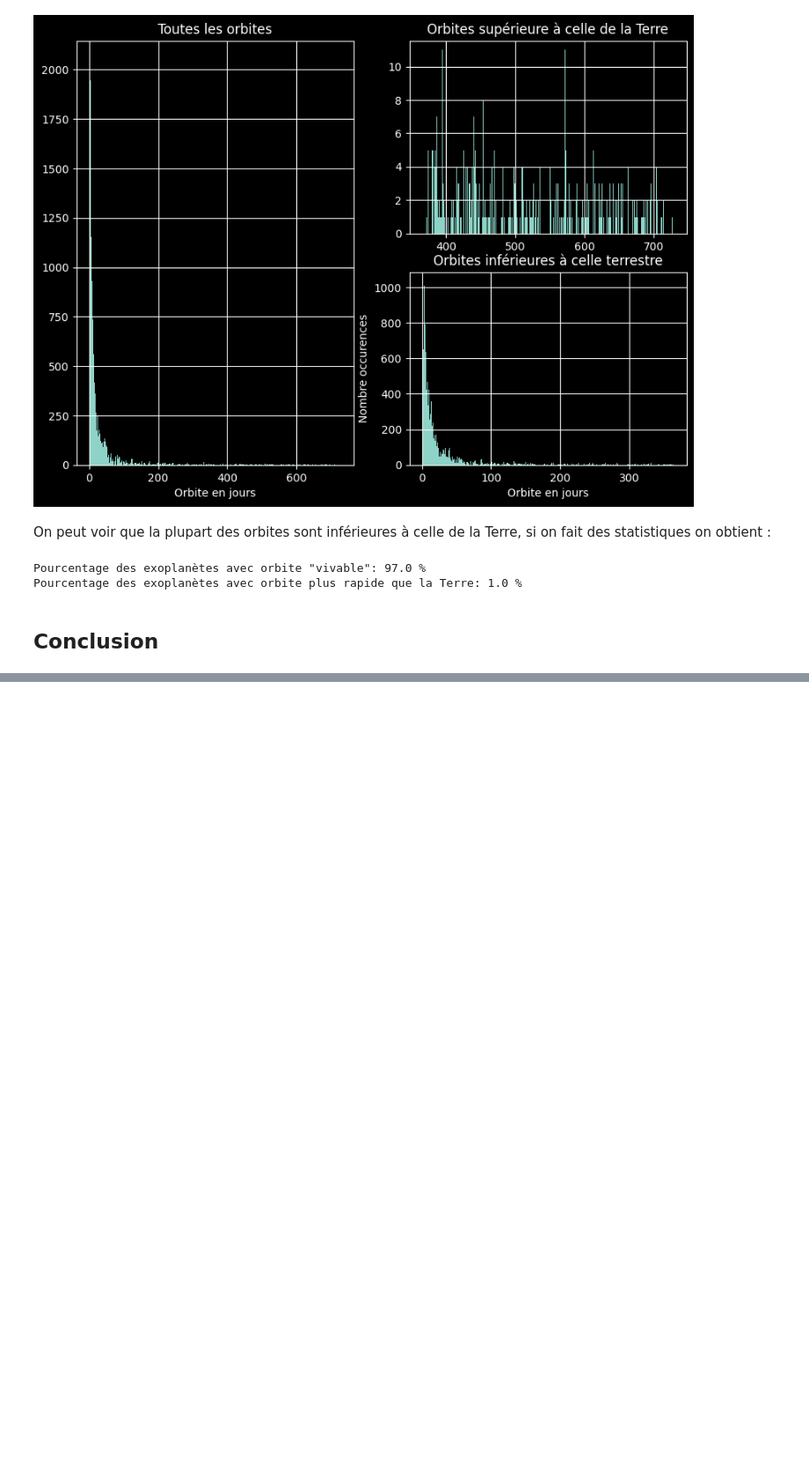
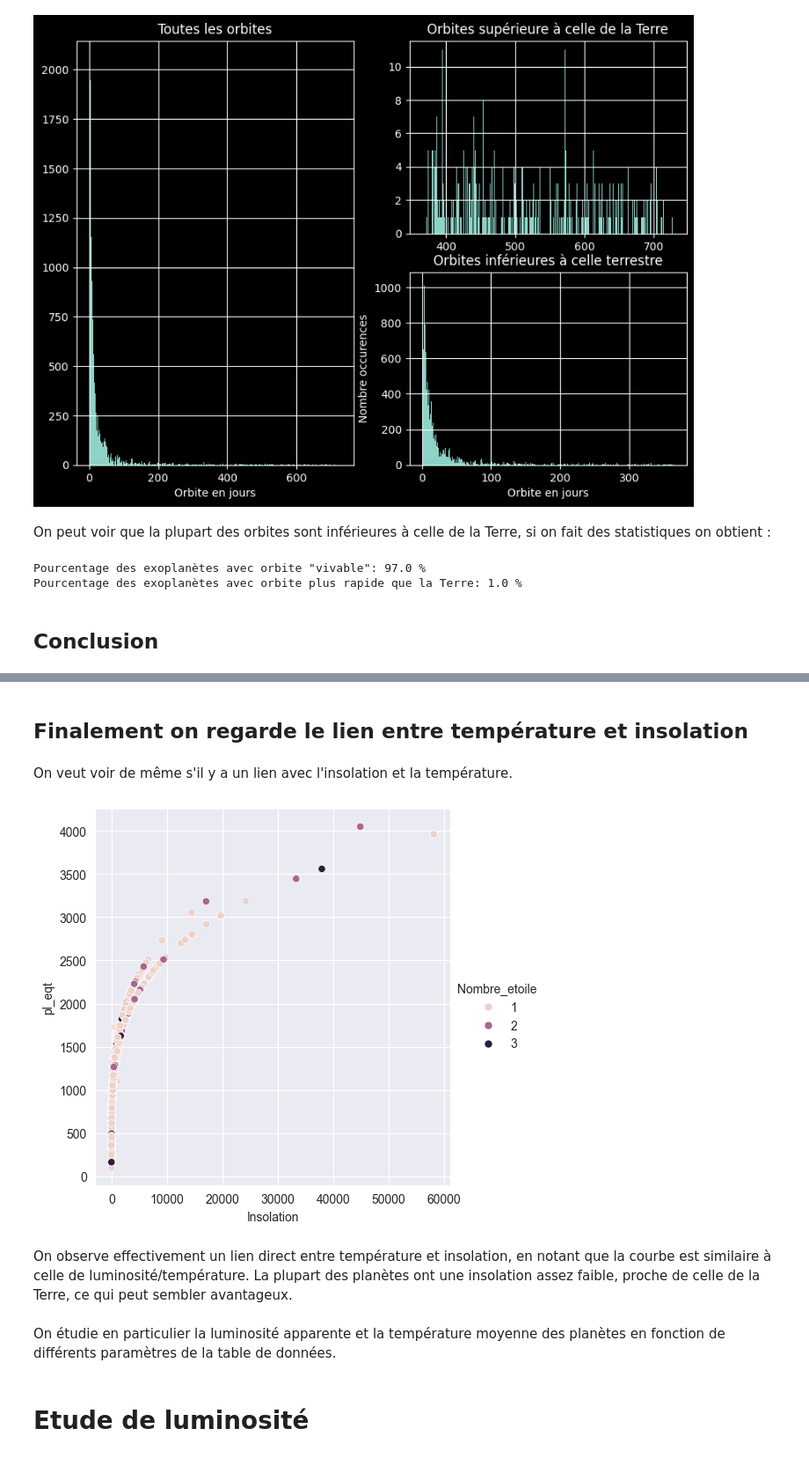
Before and after one commit to BONNET-Quentin/pe-hackathon, a Jupyter notebook: HACKATON.ipynb, the cells around one changed output, grey strips where cells are left out. Shown at 88% size. Cells and saved outputs as stored; diff of their text form; code cells hidden in the pictures; blank space fills up the shorter version.

```diff
--- a/HACKATON.ipynb
+++ b/HACKATON.ipynb
@@ -182,0 +230,18 @@ D'après les études précédentes, on remarque que les conditions orbitales ne
+# %% [markdown]
+## Finalement on regarde le lien entre température et insolation
+# %% [markdown]
+On veut voir de même s'il y a un lien avec l'insolation et la température.
+# %%
+dg= pd.read_csv('données.csv', sep=';').dropna(subset=['pl_eqt', 'Insolation'])
+# %%
+dg.sort_values(by=['pl_eqt'])
+sns.relplot(data=dg, x='Insolation', y='pl_eqt', hue='Nombre_etoile');
+# %% [output]
+[figure, added]
+# %% [markdown]
+On observe effectivement un lien direct entre température et insolation, en notant que la courbe est similaire à celle de luminosité/température.
+La plupart des planètes ont une insolation assez faible, proche de celle de la Terre, ce qui peut sembler avantageux.
+# %% [markdown]
+On étudie en particulier la luminosité apparente et la température moyenne des planètes en fonction de différents paramètres de la table de données.
+# %% [markdown]
+# Etude de luminosité
```
Also changed, not shown: parts of 42 cells of this notebook, 3 other files.
